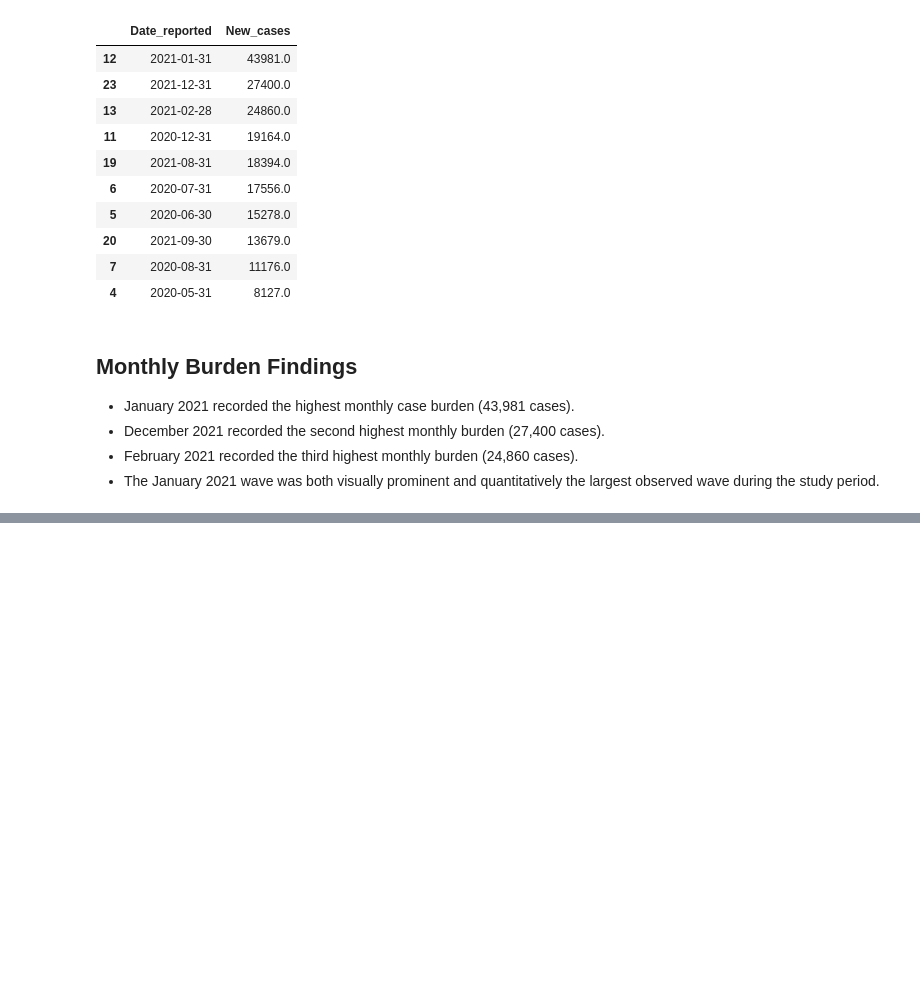
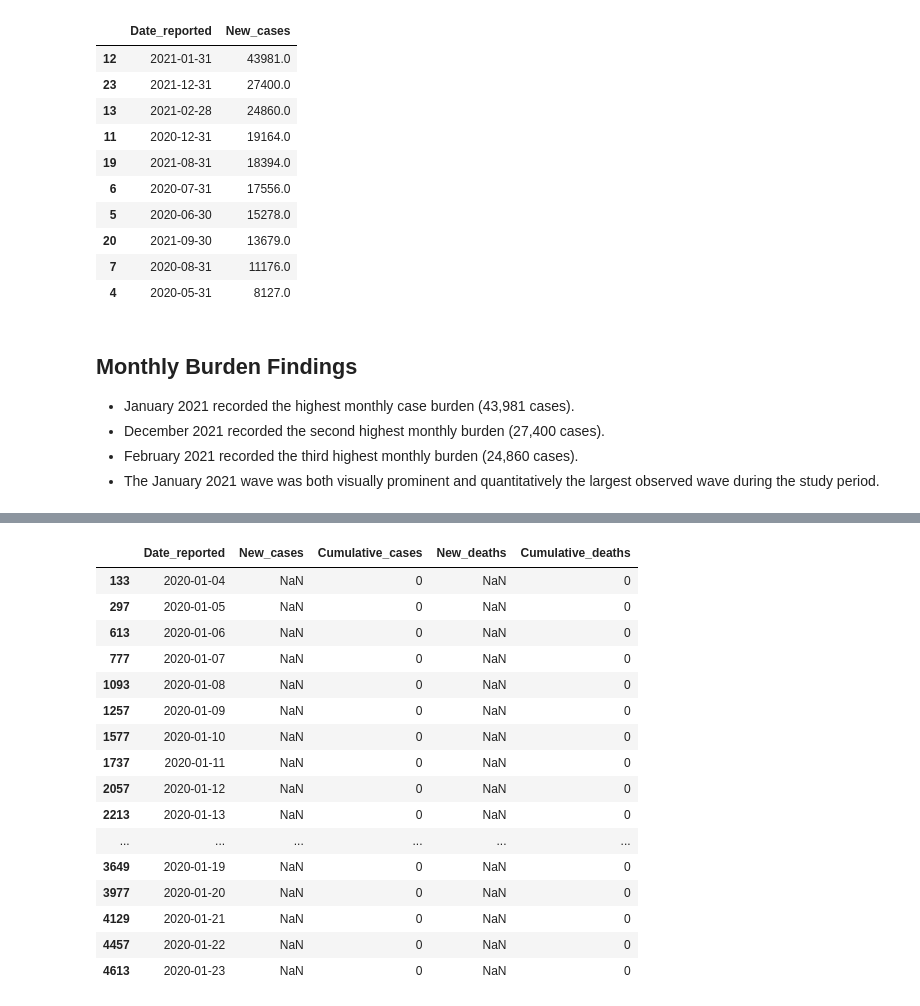
Before and after one commit to augustine-nkwocha/healthcare-analytics-training, a Jupyter notebook: notebooks/week2_epi_curves.ipynb, the cells around one changed output, grey strips where cells are left out. Saved outputs shown, nothing was run; the diff lists cells and outputs as text; code cells hidden in the pictures; blank space fills up the shorter version.

```diff
--- a/notebooks/week2_epi_curves.ipynb
+++ b/notebooks/week2_epi_curves.ipynb
@@ -132,0 +277,33 @@ monthly_cases.sort_values(
+# %%
+nigeria_daily = (
+    nigeria_2020_2021[
+        [
+            "Date_reported",
+            "New_cases",
+            "Cumulative_cases",
+            "New_deaths",
+            "Cumulative_deaths"
+        ]
+    ]
+    .copy()
+)
+
+nigeria_daily.head(20)
+# %% [output]
+|  | Date_reported | New_cases | Cumulative_cases | New_deaths | Cumulative_deaths |
+| 133 | 2020-01-04 | NaN | 0 | NaN | 0 |
+| 297 | 2020-01-05 | NaN | 0 | NaN | 0 |
+| 613 | 2020-01-06 | NaN | 0 | NaN | 0 |
+| 777 | 2020-01-07 | NaN | 0 | NaN | 0 |
+| 1093 | 2020-01-08 | NaN | 0 | NaN | 0 |
+| 1257 | 2020-01-09 | NaN | 0 | NaN | 0 |
+| 1577 | 2020-01-10 | NaN | 0 | NaN | 0 |
+| 1737 | 2020-01-11 | NaN | 0 | NaN | 0 |
+| 2057 | 2020-01-12 | NaN | 0 | NaN | 0 |
+| 2213 | 2020-01-13 | NaN | 0 | NaN | 0 |
+| ... | ... | ... | ... | ... | ... |
+| 3649 | 2020-01-19 | NaN | 0 | NaN | 0 |
+| 3977 | 2020-01-20 | NaN | 0 | NaN | 0 |
+| 4129 | 2020-01-21 | NaN | 0 | NaN | 0 |
+| 4457 | 2020-01-22 | NaN | 0 | NaN | 0 |
+| 4613 | 2020-01-23 | NaN | 0 | NaN | 0 |
```
Also changed, not shown: parts of 16 cells of this notebook.
